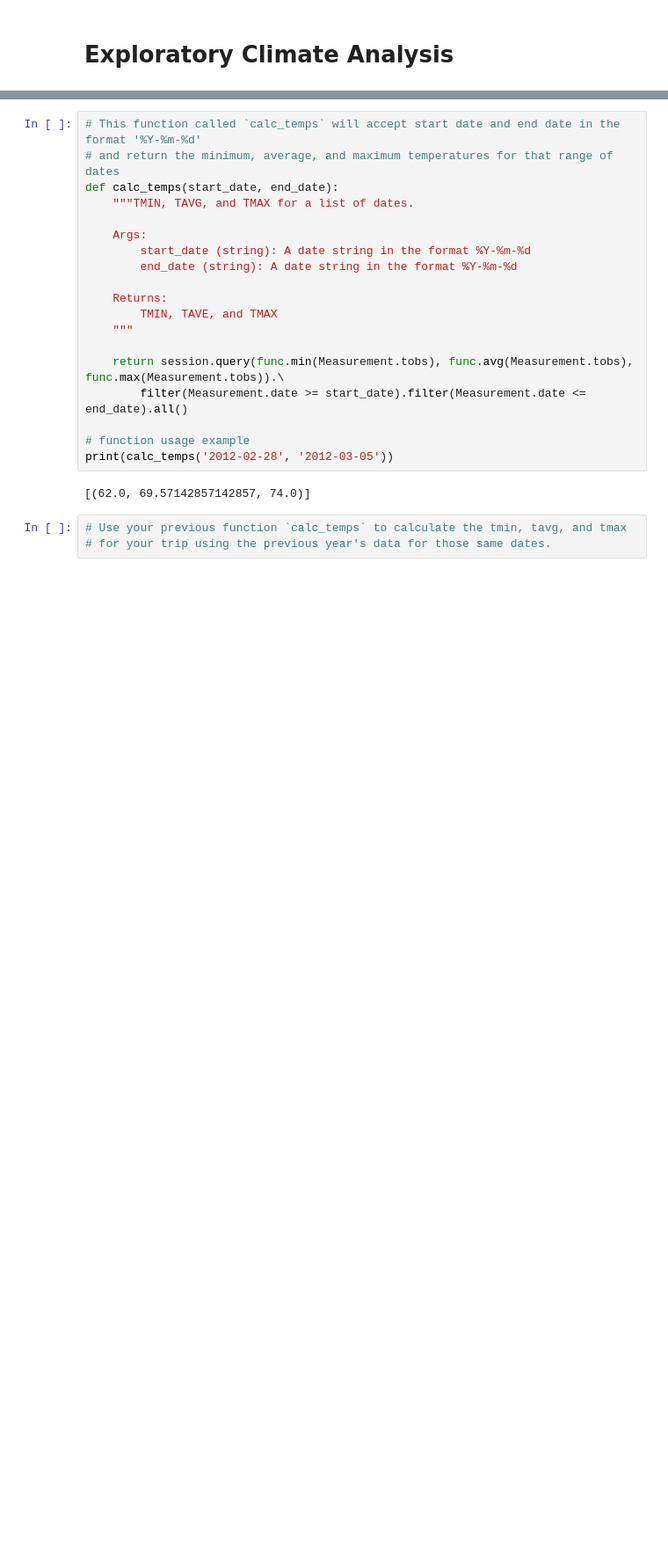
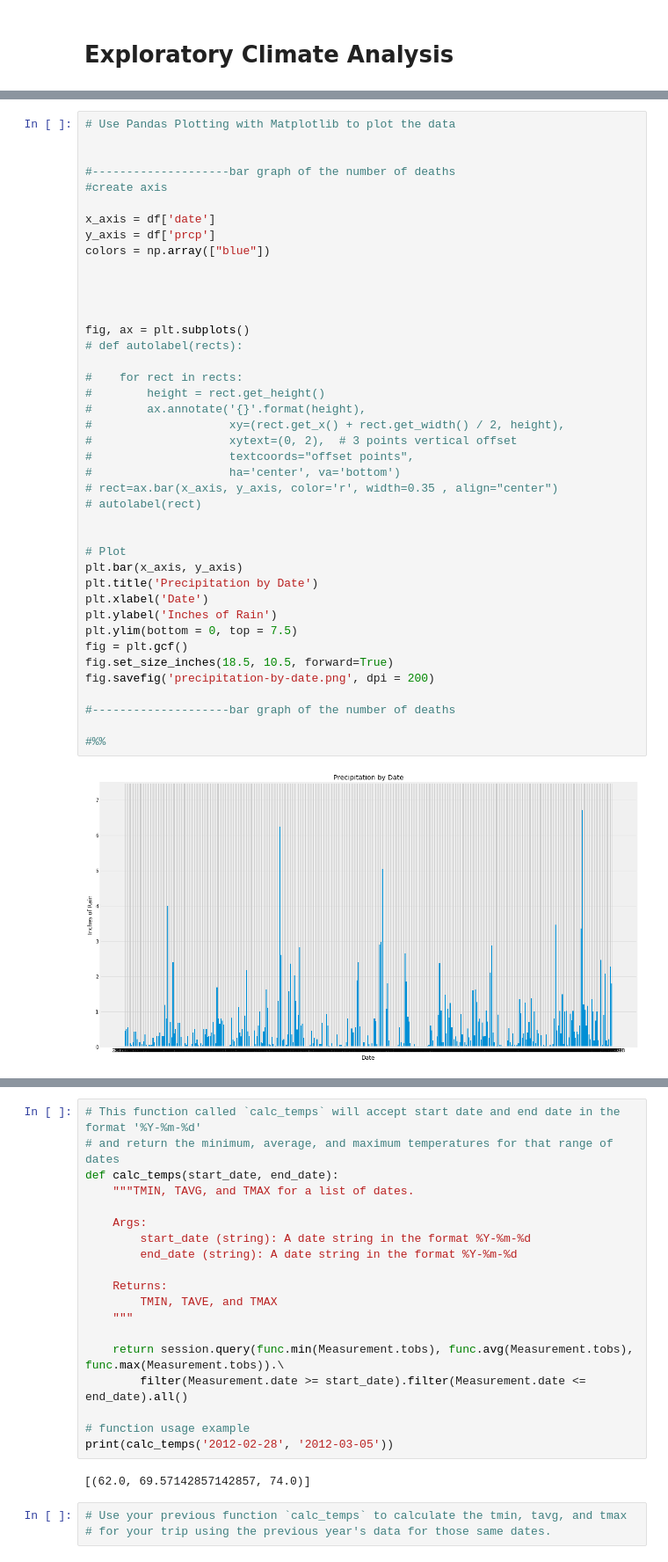
Before and after one commit to cnjanssen/sqlalchemy-challenge, a Jupyter notebook: climate_starter.ipynb, the cells around one changed output, grey strips where cells are left out. Shown: that part at 88% size. Saved outputs shown, nothing was run; the diff lists cells and outputs as text; blank space fills up the shorter version.

```diff
--- a/climate_starter.ipynb
+++ b/climate_starter.ipynb
@@ -87,3 +131,46 @@ ValueError: Couldn't parse date string '2010' - value is not a string.
+# %%
+# Use Pandas Plotting with Matplotlib to plot the data
+
+
+#--------------------bar graph of the number of deaths
+#create axis
+
+x_axis = df['date']
+y_axis = df['prcp']
+colors = np.array(["blue"])
+
+
+
+
+fig, ax = plt.subplots()
+# def autolabel(rects):
+
+#    for rect in rects:
+#        height = rect.get_height()
+#        ax.annotate('{}'.format(height),
+#                    xy=(rect.get_x() + rect.get_width() / 2, height),
+#                    xytext=(0, 2),  # 3 points vertical offset
+#                    textcoords="offset points",
+#                    ha='center', va='bottom')
+# rect=ax.bar(x_axis, y_axis, color='r', width=0.35 , align="center")
+# autolabel(rect)
+
+
+# Plot
+plt.bar(x_axis, y_axis)
+plt.title('Precipitation by Date')
+plt.xlabel('Date')
+plt.ylabel('Inches of Rain')
+plt.ylim(bottom = 0, top = 7.5)
+fig = plt.gcf()
+fig.set_size_inches(18.5, 10.5, forward=True)
+fig.savefig('precipitation-by-date.png', dpi = 200)
+
+#--------------------bar graph of the number of deaths
+
+#%%
+# %% [output]
+[figure, added]
 # %% [markdown]
 ![precipitation](Images/precipitation.png)
 # %%
```
Also changed, not shown: parts of 29 cells of this notebook, 3 other files.
